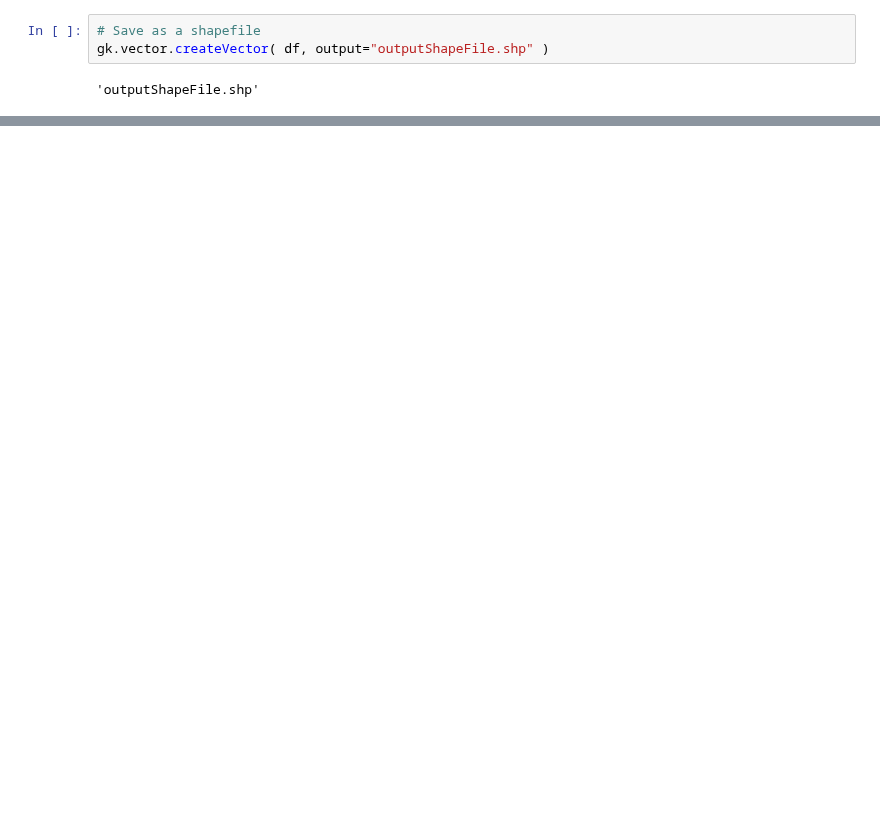
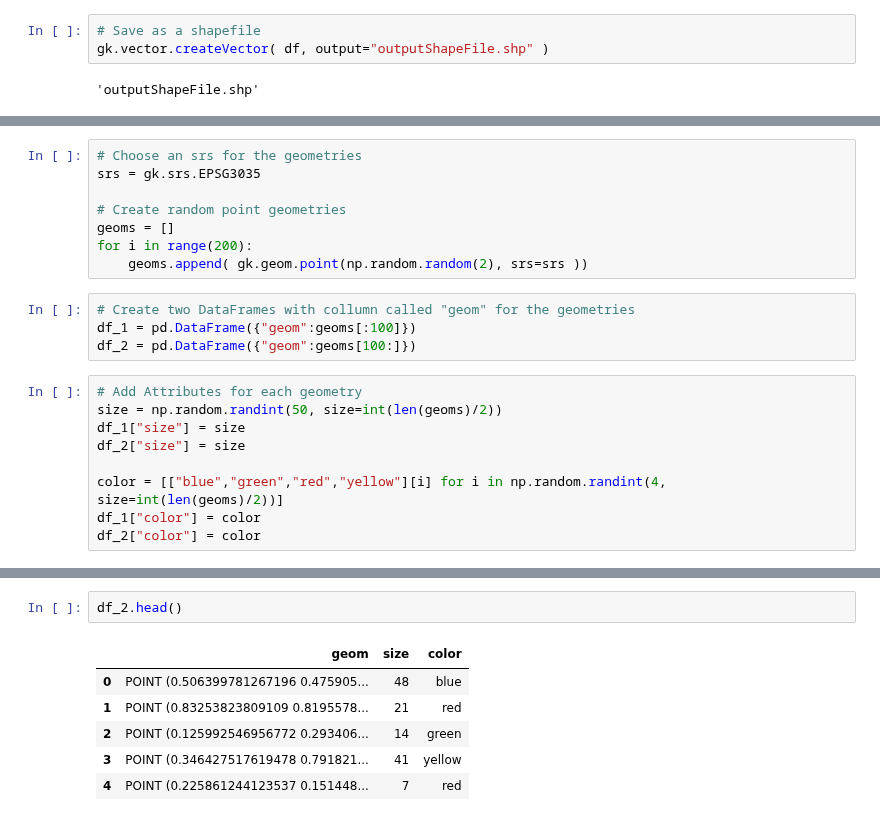
Before and after one commit to FZJ-IEK3-VSA/geokit, a Jupyter notebook: Examples/example_03_vector.ipynb, the cells around one changed output, grey strips where cells are left out. Cells and saved outputs as stored; diff of their text form; blank space fills up the shorter version.

```diff
--- a/Examples/example_03_vector.ipynb
+++ b/Examples/example_03_vector.ipynb
@@ -302,0 +307,21 @@ gk.vector.createVector( df, output="outputShapeFile.shp" )
+# %%
+# Choose an srs for the geometries
+srs = gk.srs.EPSG3035
+
+# Create random point geometries
+geoms = []
+for i in range(200):
+    geoms.append( gk.geom.point(np.random.random(2), srs=srs ))
+# %%
+# Create two DataFrames with collumn called "geom" for the geometries
+df_1 = pd.DataFrame({"geom":geoms[:100]})
+df_2 = pd.DataFrame({"geom":geoms[100:]})
+# %%
+# Add Attributes for each geometry
+size = np.random.randint(50, size=int(len(geoms)/2))
+df_1["size"] = size
+df_2["size"] = size
+
+color = [["blue","green","red","yellow"][i] for i in np.random.randint(4, size=int(len(geoms)/2))]
+df_1["color"] = color
+df_2["color"] = color
@@ -302,0 +337,9 @@ gk.vector.createVector( df, output="outputShapeFile.shp" )
+# %%
+df_2.head()
+# %% [output]
+|  | geom | size | color |
+| 0 | POINT (0.506399781267196 0.475905... | 48 | blue |
+| 1 | POINT (0.83253823809109 0.8195578... | 21 | red |
+| 2 | POINT (0.125992546956772 0.293406... | 14 | green |
+| 3 | POINT (0.346427517619478 0.791821... | 41 | yellow |
+| 4 | POINT (0.225861244123537 0.151448... | 7 | red |
```
Also changed, not shown: parts of 12 cells of this notebook, 1 other file.
